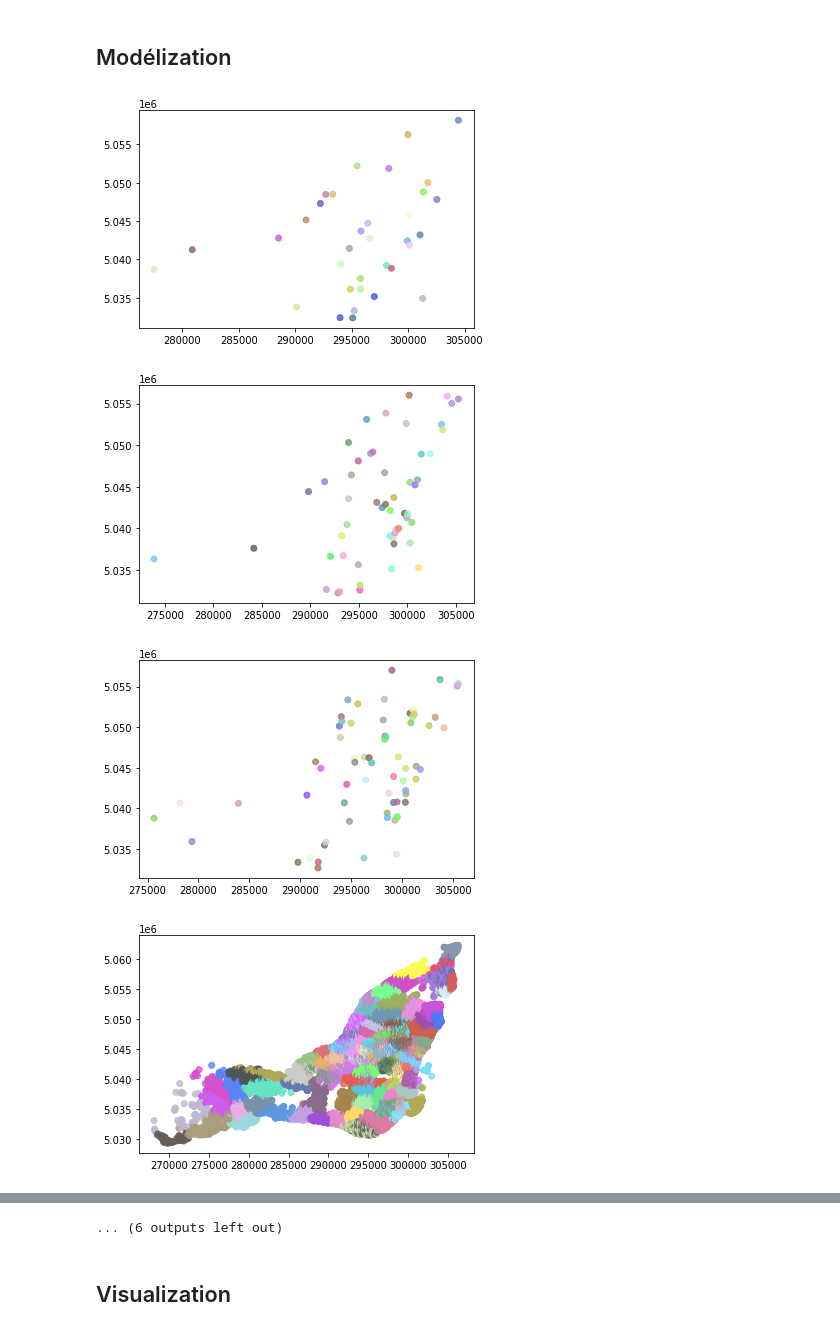
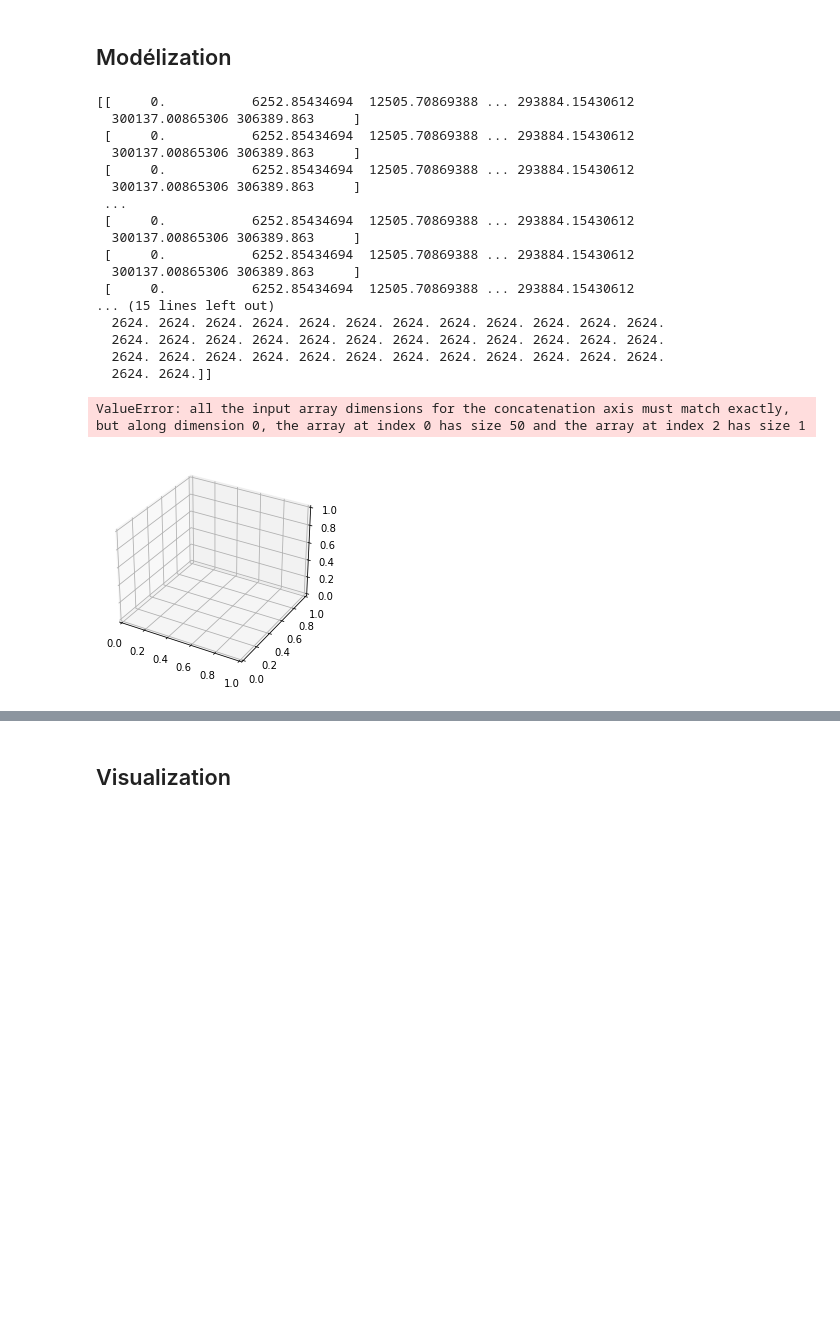
Before and after one commit to Hazot/montreal_crime_data, a Jupyter notebook: montreal_crime_analysis.ipynb, the cells around one changed output, grey strips where cells are left out. Saved outputs shown, nothing was run; the diff lists cells and outputs as text; code cells hidden in the pictures; blank space fills up the shorter version.

Commit message:
Commence le plot 3d

```diff
--- a/montreal_crime_analysis.ipynb
+++ b/montreal_crime_analysis.ipynb
@@ -95,7 +97,7 @@ pd.DataFrame(data.isnull().sum(), columns=['Nb of missing values']).rename_axis(
 ## Modélization
 # %%
 for category in np.unique(data.CATEGORIE):
-    for quart in np.unique(category_data.QUART):
+    for quart in np.unique(data.QUART):
         cat = (data.CATEGORIE == category)
         qrt = (data.QUART == quart)
         pgx = (data.X > 1000)
@@ -120,39 +122,76 @@ for category in np.unique(data.CATEGORIE):
 
         #plt.scatter(coords[:,0],y=coords[:,1])
         #plt.show
         #plt.clf()
         #plt.cla()
         #plt.close()
 
         classifier.fit(coords)
 
+        minx = data.X.min()
+        maxx = data.X.max()
+        miny = data.Y.min()
+        maxy = data.Y.max()
         maxdatef = timetofloat(data.DATE.max())
         testdata = np.array([[ 294904, 5047548, maxdatef],
                             [ 294904, 5047548, maxdatef],
                             [ 290274, 5042150, maxdatef],
                             [ 299344, 5040364, maxdatef],
                             [ 294968, 5047651, maxdatef],
                             [ 291553, 5035569, maxdatef]])
 
         #print(classifier.means_)
 
         colors = []
         for i in range(ncomponents):
             colors.append(tuple(np.random.uniform(0.3, 1, size=3)))
 
         #dcolors = [colors[i] for i in classifier.predict(testdata)]
-        dcolors = [colors[i] for i in classifier.predict(coords)]
+        #dcolors = [colors[i] for i in classifier.predict(coords)]
 
 
         #ax = plt.gca()
-        plt.clf()
-        plt.cla()
-        plt.close()
+        #plt.clf()
+        #plt.cla()
+        #plt.close()
         #plt.scatter(testdata[:,0], testdata[:,1], c=dcolors, alpha=0.8)
-        plt.scatter(coords[:,0], coords[:,1], c=dcolors, alpha=0.8)
+        #plt.scatter(coords[:,0], coords[:,1], c=dcolors, alpha=0.8)
+        #plt.show()
+
+        fig = plt.figure()
+        ax = plt.axes(projection='3d')
+
+        plotx = np.linspace(minx, maxx, num=50)
+        ploty = np.linspace(miny, maxy, num=50)
+
+        X, Y = np.meshgrid(plotx, ploty)
+        print(X)
+        print(Y)
+        print(T)
+        T = np.array([maxdatef*np.ones(50)])
+        print(np.concatenate((X,Y,T), axis=1))
+        #print(classifier.predict_proba(testdata))
+        print(np.nanmax(classifier.predict_proba(testdata), axis=1))
+        #Z = f(X, Y)
+
         plt.show()
 # %% [output]
+[[     0.           6252.85434694  12505.70869388 ... 293884.15430612
+  300137.00865306 306389.863     ]
+ [     0.           6252.85434694  12505.70869388 ... 293884.15430612
+  300137.00865306 306389.863     ]
+ [     0.           6252.85434694  12505.70869388 ... 293884.15430612
+  300137.00865306 306389.863     ]
+ ...
+ [     0.           6252.85434694  12505.70869388 ... 293884.15430612
+  300137.00865306 306389.863     ]
+ [     0.           6252.85434694  12505.70869388 ... 293884.15430612
+  300137.00865306 306389.863     ]
+ [     0.           6252.85434694  12505.70869388 ... 293884.15430612
+... (15 lines left out)
+  2624. 2624. 2624. 2624. 2624. 2624. 2624. 2624. 2624. 2624. 2624. 2624.
+  2624. 2624. 2624. 2624. 2624. 2624. 2624. 2624. 2624. 2624. 2624. 2624.
+  2624. 2624. 2624. 2624. 2624. 2624. 2624. 2624. 2624. 2624. 2624. 2624.
+  2624. 2624.]]
+ValueError: all the input array dimensions for the concatenation axis must match exactly, but along dimension 0, the array at index 0 has size 50 and the array at index 2 has size 1
-[figure, old version]
+[figure, new version]
-[figure, removed]
-[figure, removed]
-[figure, removed]
@@ -167,3 +198,2 @@ for category in np.unique(data.CATEGORIE):
-... (6 outputs left out)
 # %% [markdown]
 ## Visualization
```
Also changed, not shown: parts of 2 cells of this notebook.
